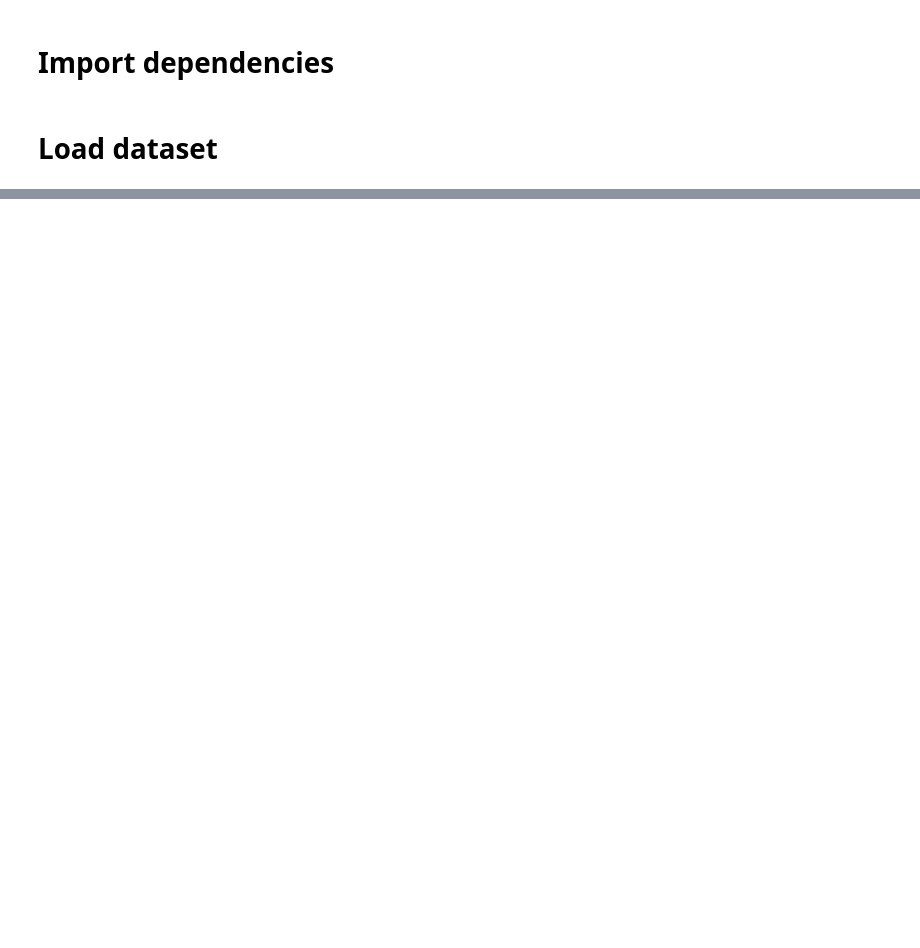
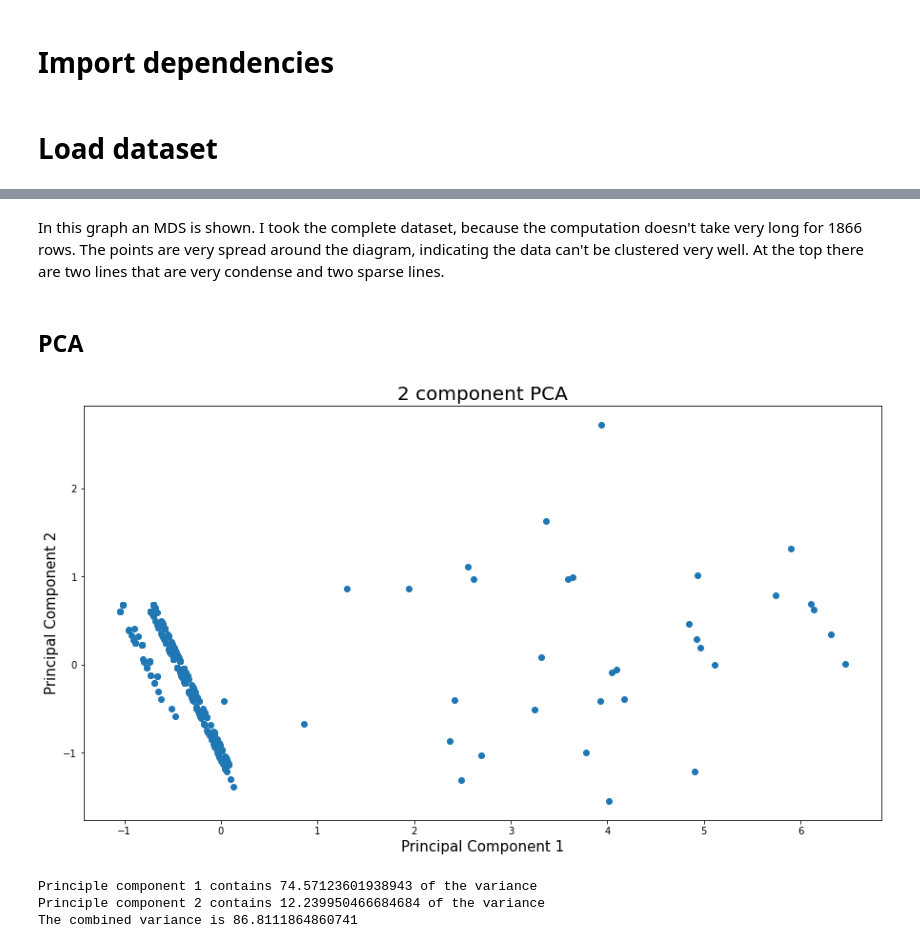
Before and after one commit to FlorianMold/fh-data-science, a Jupyter notebook: ex2/hr.ipynb, the cells around one changed output, grey strips where cells are left out. Cells and saved outputs as stored; diff of their text form; code cells hidden in the pictures; blank space fills up the shorter version.

```diff
--- a/ex2/hr.ipynb
+++ b/ex2/hr.ipynb
@@ -40,0 +98,37 @@ hrdataset.head(10)
+# %% [markdown]
+In this graph an MDS is shown.
+I took the complete dataset, because the computation doesn't take very long for 1866 rows. The points are very spread around the diagram, indicating the data can't be clustered very well. At the top there are two lines that are very condense and two sparse lines.
+# %% [markdown]
+## PCA
+# %%
+# cleanedData = StandardScaler().fit_transform(cleanedData)
+
+pca = PCA(n_components=2, )
+
+principalComponents = pca.fit_transform(cleanedData)
+principalDf = pd.DataFrame(data=principalComponents, columns=['principal component 1', 'principal component 2'])
+
+principleArray = principalDf.to_numpy()
+
+fig = plt.figure(figsize = (15,8))
+plt.scatter(principleArray[:,0], principleArray[:,1])
+plt.xlabel('Principal Component 1', fontsize = 15)
+plt.ylabel('Principal Component 2', fontsize = 15)
+plt.title('2 component PCA', fontsize = 20)
+plt.show()
+
+
+# Explain variance
+
+pcaVariance = pca.explained_variance_ratio_
+pc1Variance = pcaVariance[0]
+pc2Variance = pcaVariance[1]
+
+print('Principle component 1 contains', pcaVariance[0] * 100, 'of the variance')
+print('Principle component 2 contains', pcaVariance[1] * 100, 'of the variance')
+print('The combined variance is', (pc1Variance + pc2Variance) * 100)
+# %% [output]
+[figure, added]
+Principle component 1 contains 74.57123601938943 of the variance
+Principle component 2 contains 12.239950466684684 of the variance
+The combined variance is 86.8111864860741
```
Also changed, not shown: parts of 17 cells of this notebook, 4 other files.
